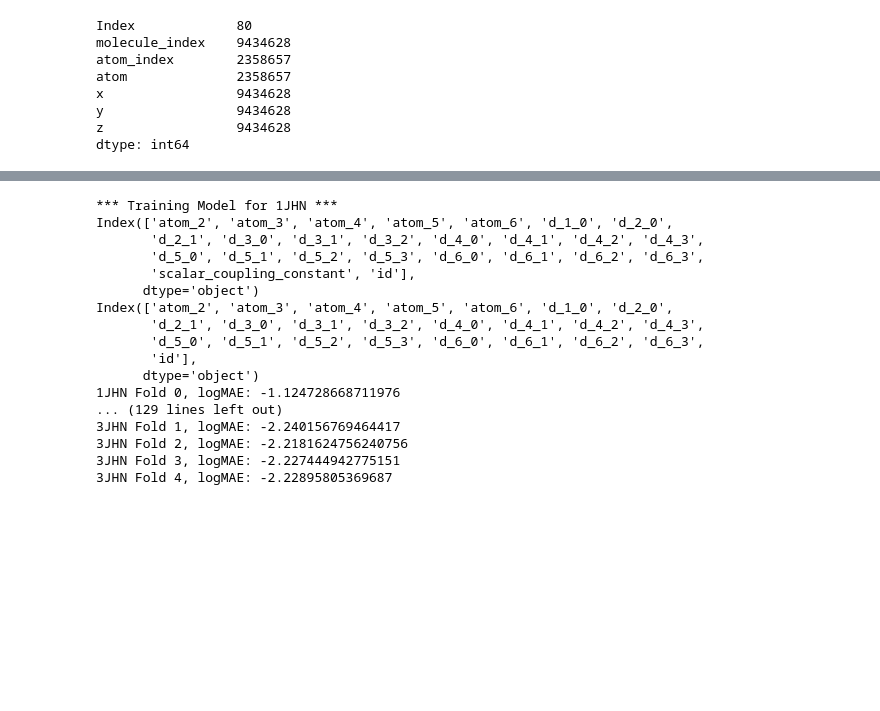
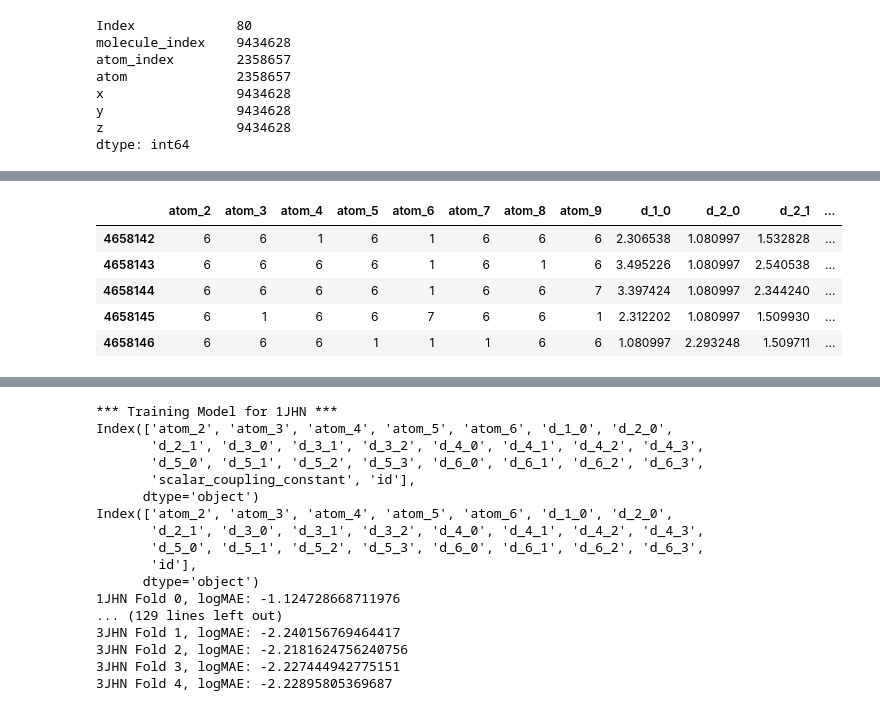
Before and after one commit to arhow/MolecularProperties, a Jupyter notebook: molecularproperties/extract_features/distance-is-all-you-need-lb-1-481.ipynb, the cells around one changed output, grey strips where cells are left out. Saved outputs shown, nothing was run; the diff lists cells and outputs as text; code cells hidden in the pictures; blank space fills up the shorter version.

```diff
--- a/molecularproperties/extract_features/distance-is-all-you-need-lb-1-481.ipynb
+++ b/molecularproperties/extract_features/distance-is-all-you-need-lb-1-481.ipynb
@@ -326,5 +367,14 @@ unique_columns = list(set(unique_columns))
 # %%
-# df = take_n_atoms(full, 7)
-# # LightGBM performs better with 0-s then with NaN-s
-# df = df.fillna(0)
+df_train = pd.DataFrame()
+for type_ in ['1JHN', '1JHC', '2JHH', '2JHN', '2JHC', '3JHH', '3JHC', '3JHN']:
+
+    full = build_couple_dataframe(train_csv, structures_csv, type_, n_atoms=10)
+    print(full.shape)
+
+    df = take_n_atoms(full, 10)
+    # LightGBM performs better with 0-s then with NaN-s
+    df = df.fillna(0)
+
+    df_train = pd.concat([df_train, df], axis=0)
+
 # df.columns
@@ -330,0 +390,11 @@ unique_columns = list(set(unique_columns))
+# %%
+df_train = df_train.sort_values(by=['id']).reset_index(drop=True)
+# %%
+df_train.tail()
+# %% [output]
+|  | atom_2 | atom_3 | atom_4 | atom_5 | atom_6 | atom_7 | atom_8 | atom_9 | d_1_0 | d_2_0 | d_2_1 | ... |
+| 4658142 | 6 | 6 | 1 | 6 | 1 | 6 | 6 | 6 | 2.306538 | 1.080997 | 1.532828 | ... |
+| 4658143 | 6 | 6 | 6 | 6 | 1 | 6 | 1 | 6 | 3.495226 | 1.080997 | 2.540538 | ... |
+| 4658144 | 6 | 6 | 6 | 6 | 1 | 6 | 6 | 7 | 3.397424 | 1.080997 | 2.344240 | ... |
+| 4658145 | 6 | 1 | 6 | 6 | 7 | 6 | 6 | 1 | 2.312202 | 1.080997 | 1.509930 | ... |
+| 4658146 | 6 | 6 | 6 | 1 | 1 | 1 | 6 | 6 | 1.080997 | 2.293248 | 1.509711 | ... |
```
Also changed, not shown: parts of 65 cells of this notebook.
